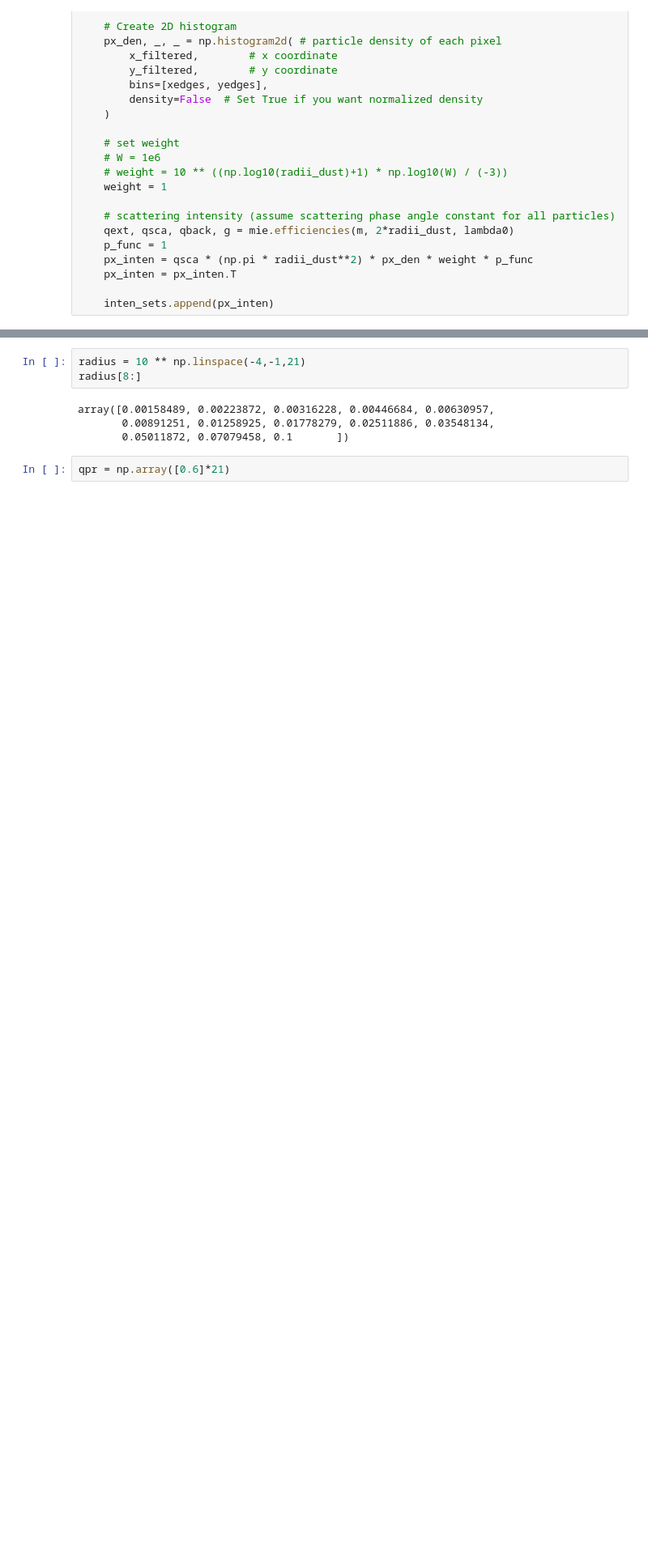
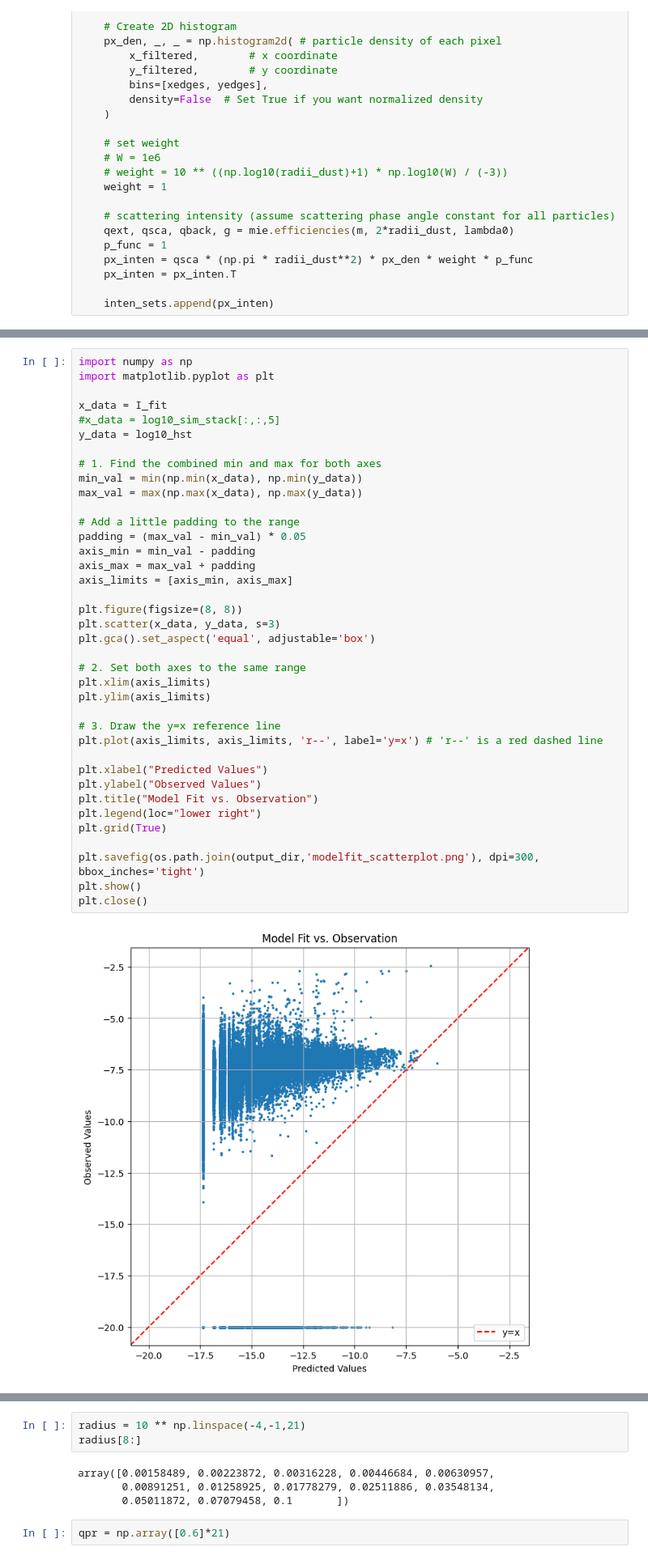
Before and after one commit to gitlinffff/rebound, a Jupyter notebook: analysis/hst_imageprocess/hst_fitting.ipynb, the cells around one changed output, grey strips where cells are left out. Shown at 81% size. Drawn from its saved outputs; the diff is of its cells as text; blank space fills up the shorter version.

```diff
--- a/analysis/hst_imageprocess/hst_fitting.ipynb
+++ b/analysis/hst_imageprocess/hst_fitting.ipynb
@@ -229,0 +270,40 @@ Maximum at (i, j) = (2000, 2000) with value = 0.003823573638423578
+# %%
+import numpy as np
+import matplotlib.pyplot as plt
+
+x_data = I_fit
+#x_data = log10_sim_stack[:,:,5]
+y_data = log10_hst
+
+# 1. Find the combined min and max for both axes
+min_val = min(np.min(x_data), np.min(y_data))
+max_val = max(np.max(x_data), np.max(y_data))
+
+# Add a little padding to the range
+padding = (max_val - min_val) * 0.05
+axis_min = min_val - padding
+axis_max = max_val + padding
+axis_limits = [axis_min, axis_max]
+
+plt.figure(figsize=(8, 8))
+plt.scatter(x_data, y_data, s=3)
+plt.gca().set_aspect('equal', adjustable='box')
+
+# 2. Set both axes to the same range
+plt.xlim(axis_limits)
+plt.ylim(axis_limits)
+
+# 3. Draw the y=x reference line
+plt.plot(axis_limits, axis_limits, 'r--', label='y=x') # 'r--' is a red dashed line
+
+plt.xlabel("Predicted Values")
+plt.ylabel("Observed Values")
+plt.title("Model Fit vs. Observation")
+plt.legend(loc="lower right")
+plt.grid(True)
+
+plt.savefig(os.path.join(output_dir,'modelfit_scatterplot.png'), dpi=300, bbox_inches='tight')
+plt.show()
+plt.close()
+# %% [output]
+[figure, added]
```
Also changed, not shown: parts of 21 cells of this notebook.
